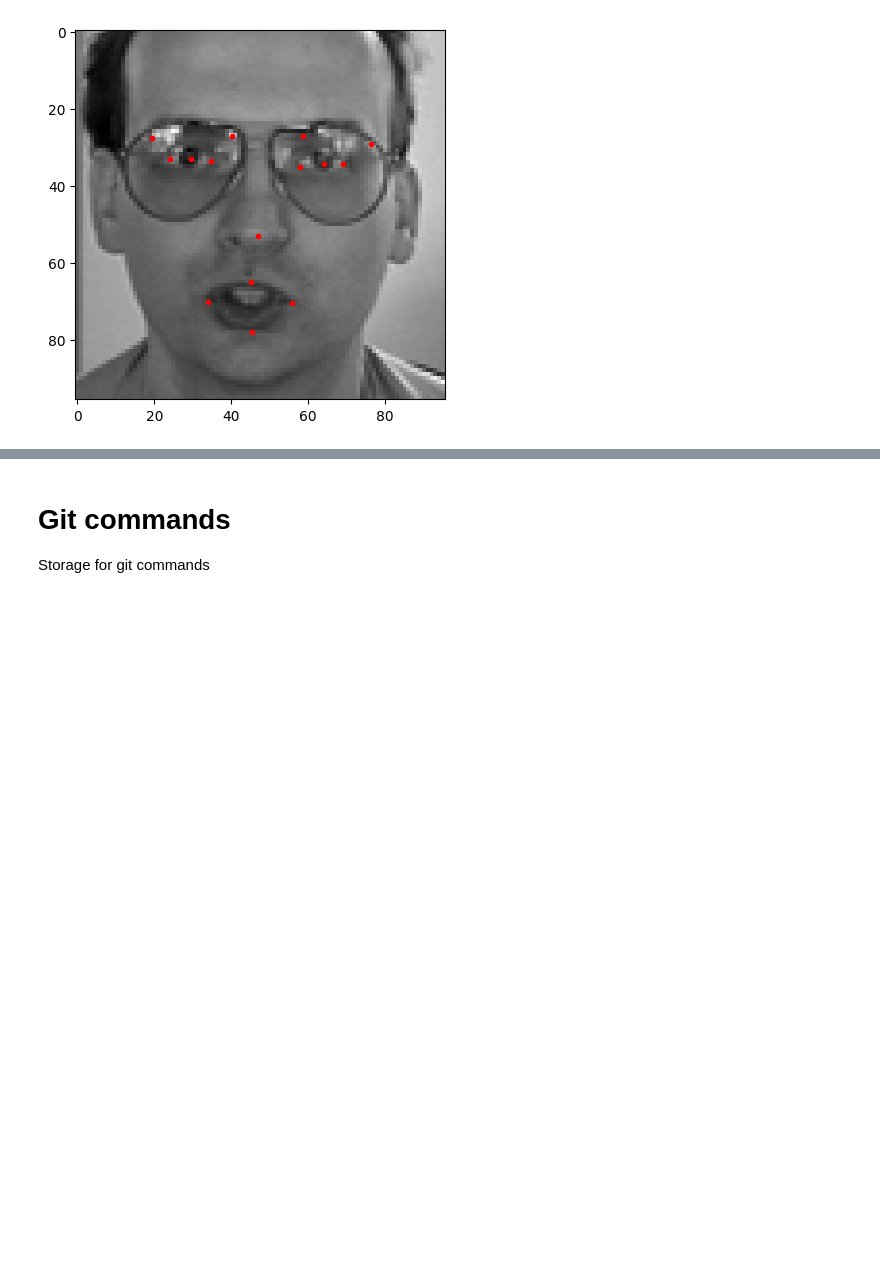
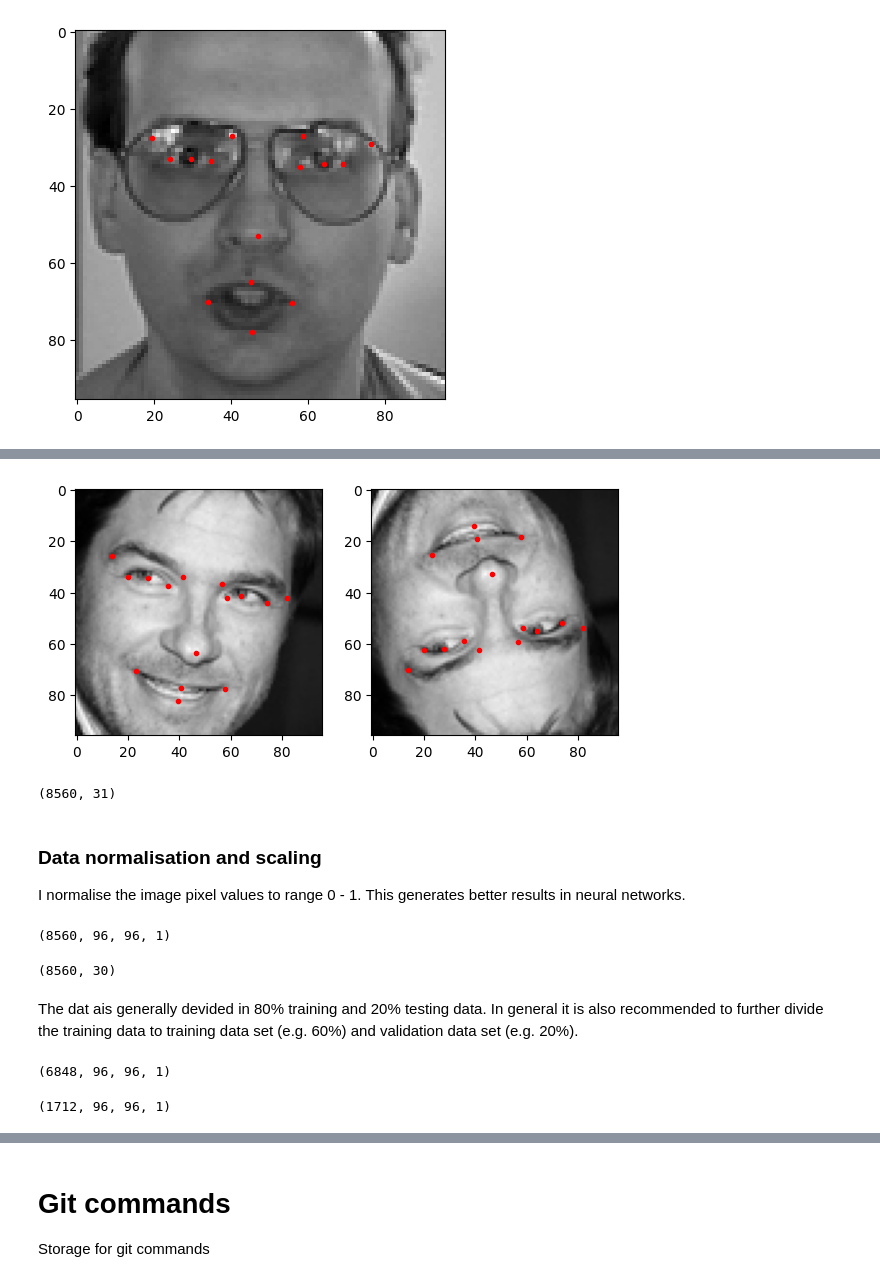
Before and after one commit to KaisuH/Emotion-AI, a Jupyter notebook: Emotion_AI.ipynb, the cells around one changed output, grey strips where cells are left out. Cells and saved outputs as stored; diff of their text form; code cells hidden in the pictures; blank space fills up the shorter version.

```diff
--- a/Emotion_AI.ipynb
+++ b/Emotion_AI.ipynb
@@ -184,0 +278,65 @@ plt.show()
+# %%
+# 3. Vertical fipping of images
+key_points_df_copy = copy.copy(key_points_df)
+
+key_points_df_copy['Image'] = key_points_df_copy['Image'].apply(
+    lambda img: np.flip(img, axis = 0))
+
+# The x coordinates will stay the same.
+# The y coordinates can be derived by extracting x-coordinate form
+# the width of the image.
+
+for i in range(len(columns)):
+  if i % 2 != 0:
+    key_points_df_copy[columns[i]] = key_points_df_copy[columns[i]].apply(lambda y: 96.- float(y))
+# %%
+# Print the original and flipped image side by side
+img = 2003
+
+fig, axes = plt.subplots(nrows=1, ncols=2, figsize=(7, 7))
+axes[0].imshow(key_points_df['Image'][img],cmap='grey')
+for j in range(1, 31, 2):
+    axes[0].plot(key_points_df.iloc[img,j-1],key_points_df.iloc[img,j],marker='.', color='r')
+
+axes[1].imshow(key_points_df_copy['Image'][img],cmap='grey')
+for j in range(1, 31, 2):
+    axes[1].plot(key_points_df_copy.iloc[img,j-1],key_points_df_copy.iloc[img,j],marker='.', color='r')
+fig.show()
+# %% [output]
+[figure, added]
+# %%
+# Combine the augmented images to the original dataframe
+augmented_df = np.concatenate((augmented_df, key_points_df_copy))
+augmented_df.shape
+# %% [output]
+(8560, 31)
+# %% [markdown]
+### Data normalisation and scaling
+
+I normalise the image pixel values to range 0 - 1. This generates better results in neural networks.
+# %%
+# Obtain the values of images (in the 31 st column)
+img = augmented_df[:, 30]
+
+# Normalize the images
+img = img/255
+
+# Initialise an empty array to feed to the model
+img_array = np.empty((len(img), 96, 96, 1))
+
+# Add image values to the img_array
+for i in range(len(img)):
+  img_array[i] = np.expand_dims(img[i], axis=2)
+
+img_array.shape
+# %% [output]
+(8560, 96, 96, 1)
+# %%
+# Obtain the x and y coordinates to be used as target
+img_target = augmented_df[:,:30]
+img_target = np.asarray(img_target).astype(np.float32)
+img_target.shape
+# %% [output]
+(8560, 30)
+# %% [markdown]
+The dat ais generally devided in 80% training and 20% testing data. In general it is also recommended to further divide the training data to training data set (e.g. 60%) and validation data set (e.g. 20%).
@@ -184,0 +346,8 @@ plt.show()
+# %%
+X_train.shape
+# %% [output]
+(6848, 96, 96, 1)
+# %%
+X_test.shape
+# %% [output]
+(1712, 96, 96, 1)
```
Also changed, not shown: parts of 37 cells of this notebook, 6 other files.
